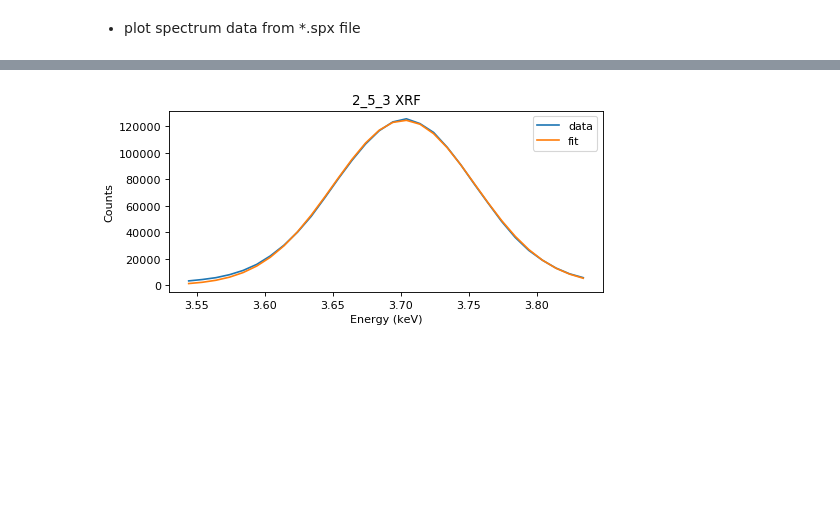
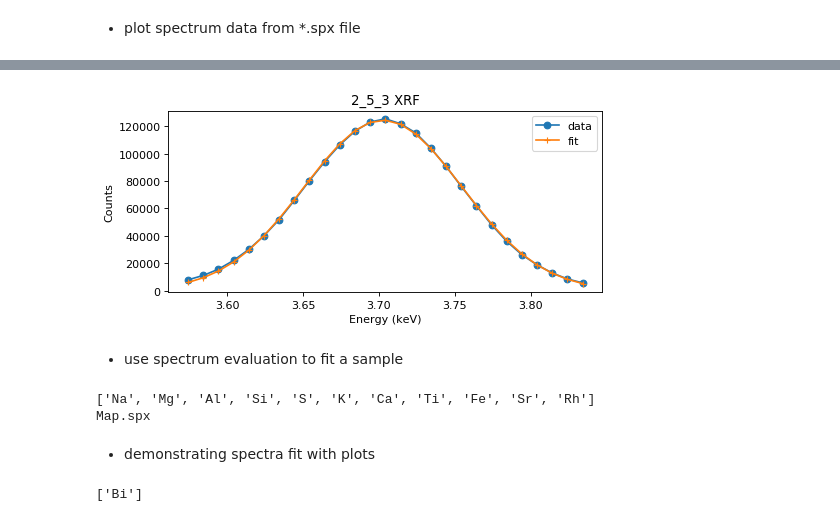
Before and after one commit to thevincentlan/NIST_PREP_SUMMER_2020, a Jupyter notebook: NIST_PREP_SUMMER_2020.ipynb, the cells around one changed output, grey strips where cells are left out. Cells and saved outputs as stored; diff of their text form; code cells hidden in the pictures; blank space fills up the shorter version.

Commit message:
Added spectrum eval

```diff
--- a/NIST_PREP_SUMMER_2020.ipynb
+++ b/NIST_PREP_SUMMER_2020.ipynb
@@ -64,4 +63,35 @@ gaussian.element_b("Zr")
 # %%
-gaussian.glass("2_5_3", 450, 480)
+gaussian.glass("2_5_3", 453, 480)
 # %% [output]
-[figure, old version]
+[figure, new version]
+# %% [markdown]
+- use spectrum evaluation to fit a sample
+# %%
+elements = ['Na', 'Mg', 'Al', 'Si', 'S', 'K', 'Ca', 'Ti', 'Fe', 'Sr', 'Rh']
+directory = os.path.join('Glass', 'Map')
+ROI, model = se.spectra_fit(directory, "leastsq", "ls", elements)
+# %% [output]
+['Na', 'Mg', 'Al', 'Si', 'S', 'K', 'Ca', 'Ti', 'Fe', 'Sr', 'Rh']
+Map.spx
+# %% [markdown]
+- demonstrating spectra fit with plots
+# %%
+elements = ['Bi']
+directory = os.path.join('Trials', 'SE')
+directory_path = directory
+fitter = "leastsq"
+method = "ls"
+files = []
+spx_files = []
+roi_data = elements
+model_data = elements
+print(elements)
+life_time_in_ms = []
+for (dirpath, dirnames, filenames) in os.walk(directory_path):
+    files.extend(filenames)
+    break
+for file in files:
+    if '.spx' in file:
+        spx_files.append(file)
+# %% [output]
+['Bi']
```
Also changed, not shown: parts of 11 cells of this notebook, 3 other files.
